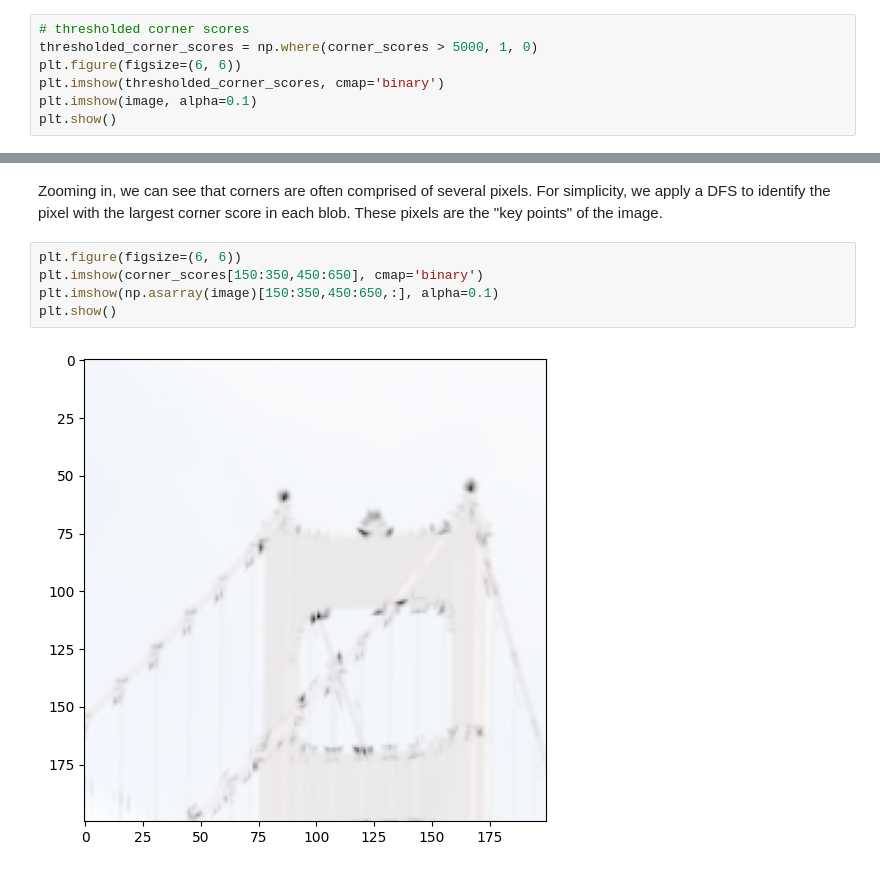
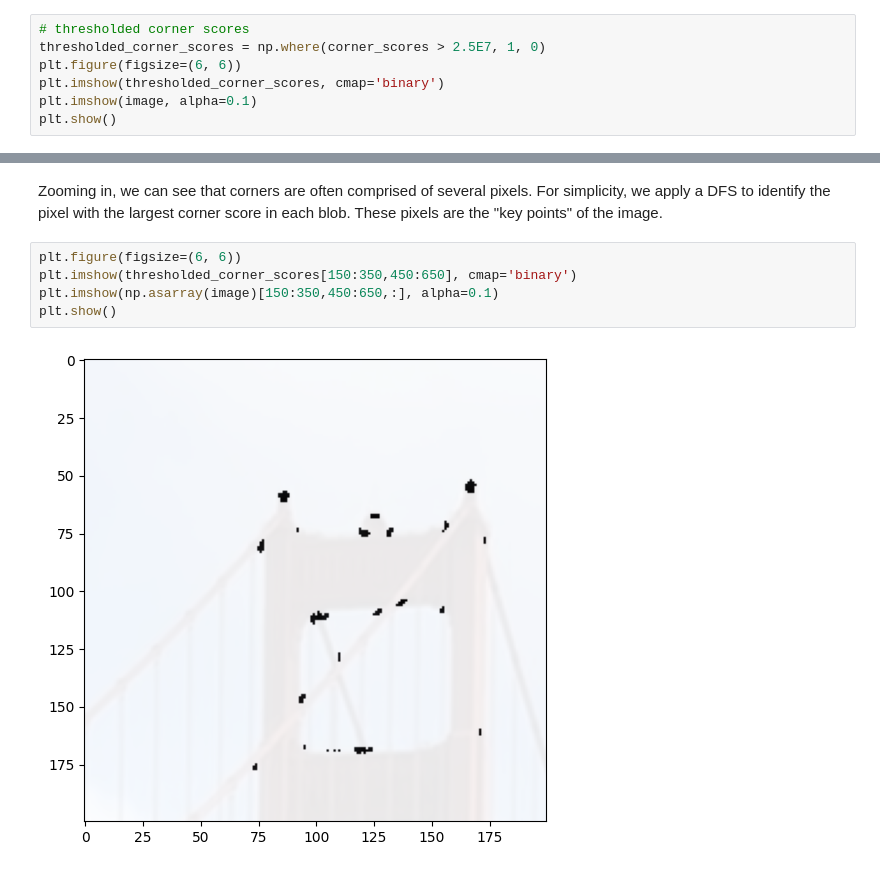
Before and after one commit to davisarthur/Photogrammetry, a Jupyter notebook: src/notebooks/keypoint.ipynb, the cells around one changed output, grey strips where cells are left out. Drawn from its saved outputs; the diff is of its cells as text.

```diff
--- a/src/notebooks/keypoint.ipynb
+++ b/src/notebooks/keypoint.ipynb
@@ -45,7 +45,7 @@ plt.show()
 Typically a threshold is applied to filter out noise.
 # %%
 # thresholded corner scores
-thresholded_corner_scores = np.where(corner_scores > 5000, 1, 0)
+thresholded_corner_scores = np.where(corner_scores > 2.5E7, 1, 0)
 plt.figure(figsize=(6, 6))
 plt.imshow(thresholded_corner_scores, cmap='binary')
 plt.imshow(image, alpha=0.1)
@@ -56,11 +56,11 @@ plt.show()
 Zooming in, we can see that corners are often comprised of several pixels. For simplicity, we apply a DFS to identify the pixel with the largest corner score in each blob. These pixels are the "key points" of the image.
 # %%
 plt.figure(figsize=(6, 6))
-plt.imshow(corner_scores[150:350,450:650], cmap='binary')
+plt.imshow(thresholded_corner_scores[150:350,450:650], cmap='binary')
 plt.imshow(np.asarray(image)[150:350,450:650,:], alpha=0.1)
 plt.show()
 # %% [output]
-[figure, old version]
+[figure, new version]
 # %%
 cleaned_thresholded_corners = utils.clean_image(thresholded_corner_scores)
 plt.figure(figsize=(6, 6))
```
Also changed, not shown: parts of 3 cells of this notebook, 2 other files.
